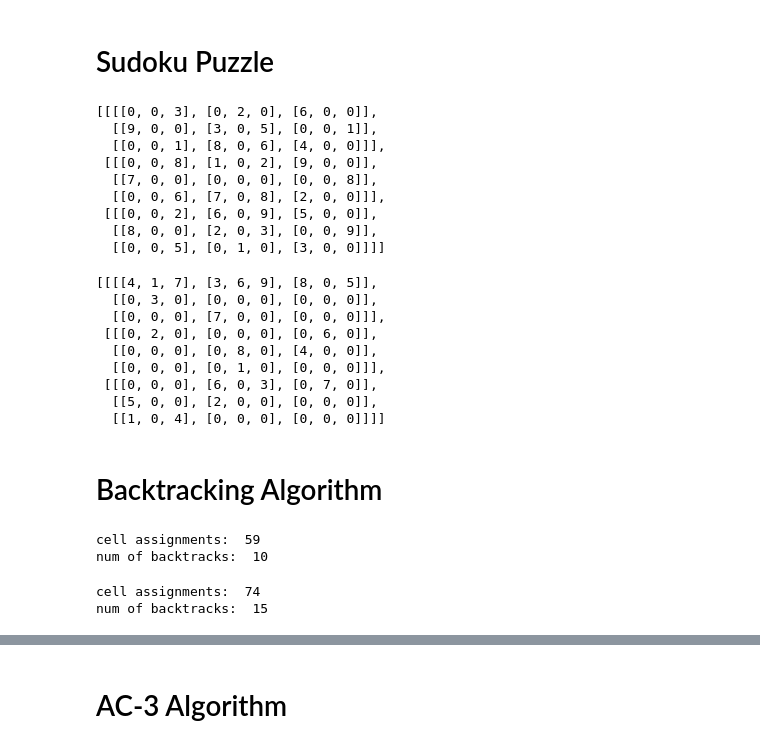
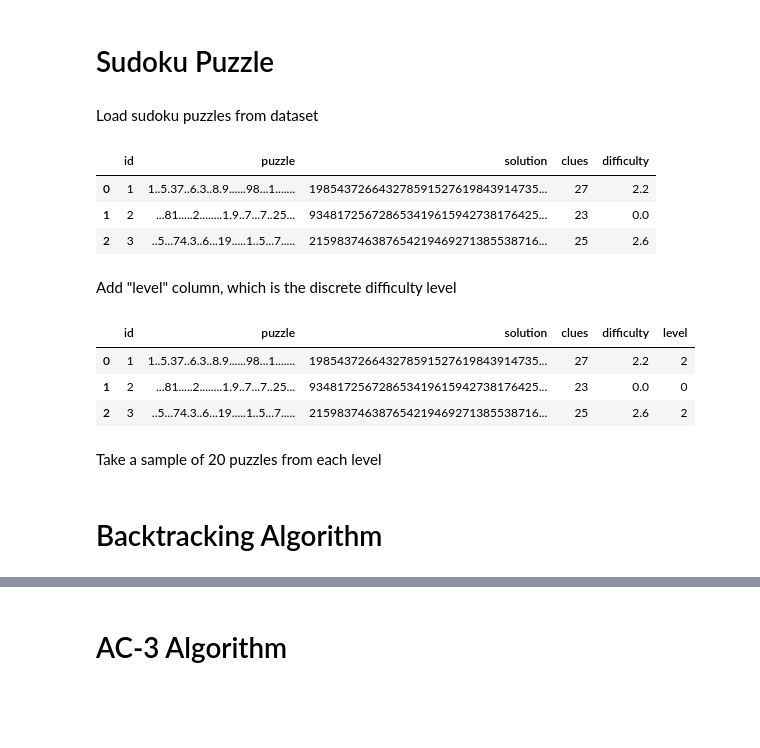
Before and after one commit to heba-razzak/AI-CSP, a Jupyter notebook: Sudoku_CSP.ipynb, the cells around one changed output, grey strips where cells are left out. Cells and saved outputs as stored; diff of their text form; code cells hidden in the pictures; blank space fills up the shorter version.

```diff
--- a/Sudoku_CSP.ipynb
+++ b/Sudoku_CSP.ipynb
@@ -311,24 +545,25 @@ grid2 = string_to_grid(harder1)
-# %%
-grid1
-# %% [output]
-[[[[0, 0, 3], [0, 2, 0], [6, 0, 0]],
-  [[9, 0, 0], [3, 0, 5], [0, 0, 1]],
-  [[0, 0, 1], [8, 0, 6], [4, 0, 0]]],
- [[[0, 0, 8], [1, 0, 2], [9, 0, 0]],
-  [[7, 0, 0], [0, 0, 0], [0, 0, 8]],
-  [[0, 0, 6], [7, 0, 8], [2, 0, 0]]],
- [[[0, 0, 2], [6, 0, 9], [5, 0, 0]],
-  [[8, 0, 0], [2, 0, 3], [0, 0, 9]],
-  [[0, 0, 5], [0, 1, 0], [3, 0, 0]]]]
-# %%
-grid2
-# %% [output]
-[[[[4, 1, 7], [3, 6, 9], [8, 0, 5]],
-  [[0, 3, 0], [0, 0, 0], [0, 0, 0]],
-  [[0, 0, 0], [7, 0, 0], [0, 0, 0]]],
- [[[0, 2, 0], [0, 0, 0], [0, 6, 0]],
-  [[0, 0, 0], [0, 8, 0], [4, 0, 0]],
-  [[0, 0, 0], [0, 1, 0], [0, 0, 0]]],
- [[[0, 0, 0], [6, 0, 3], [0, 7, 0]],
-  [[5, 0, 0], [2, 0, 0], [0, 0, 0]],
-  [[1, 0, 4], [0, 0, 0], [0, 0, 0]]]]
+# %% [markdown]
+Load sudoku puzzles from dataset
+# %%
+# load sudoku dataset
+puzzles_df = pd.read_csv('sudoku-3m.csv')
+puzzles_df.head(3)
+# %% [output]
+|  | id | puzzle | solution | clues | difficulty |
+| 0 | 1 | 1..5.37..6.3..8.9......98...1....... | 198543726643278591527619843914735... | 27 | 2.2 |
+| 1 | 2 | ...81.....2........1.9..7...7..25... | 934817256728653419615942738176425... | 23 | 0.0 |
+| 2 | 3 | ..5...74.3..6...19.....1..5...7..... | 215983746387654219469271385538716... | 25 | 2.6 |
+# %% [markdown]
+Add "level" column, which is the discrete difficulty level
+# %%
+# add column for discrete difficulty level
+num_levels = 9
+puzzles_df['level'] = pd.cut(puzzles_df['difficulty'], num_levels, precision=1, include_lowest=True, labels=False)
+puzzles_df.head(3)
+# %% [output]
+|  | id | puzzle | solution | clues | difficulty | level |
+| 0 | 1 | 1..5.37..6.3..8.9......98...1....... | 198543726643278591527619843914735... | 27 | 2.2 | 2 |
+| 1 | 2 | ...81.....2........1.9..7...7..25... | 934817256728653419615942738176425... | 23 | 0.0 | 0 |
+| 2 | 3 | ..5...74.3..6...19.....1..5...7..... | 215983746387654219469271385538716... | 25 | 2.6 | 2 |
+# %% [markdown]
+Take a sample of 20 puzzles from each level
@@ -335,12 +576,2 @@ grid2
 # %% [markdown]
 # Backtracking Algorithm
-# %%
-backtracking_grid1 = backtracking(grid1)
-# %% [output]
-cell assignments:  59
-num of backtracks:  10
-# %%
-backtracking_grid2 = backtracking(grid2)
-# %% [output]
-cell assignments:  74
-num of backtracks:  15
```
Also changed, not shown: parts of 45 cells of this notebook, 1 other file.
